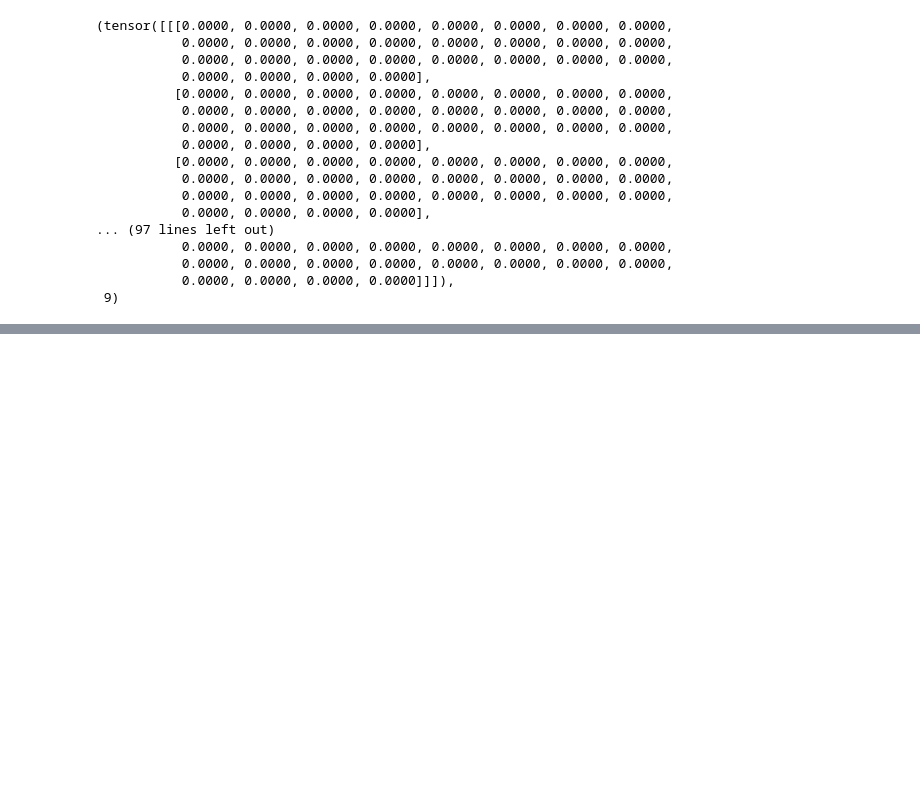
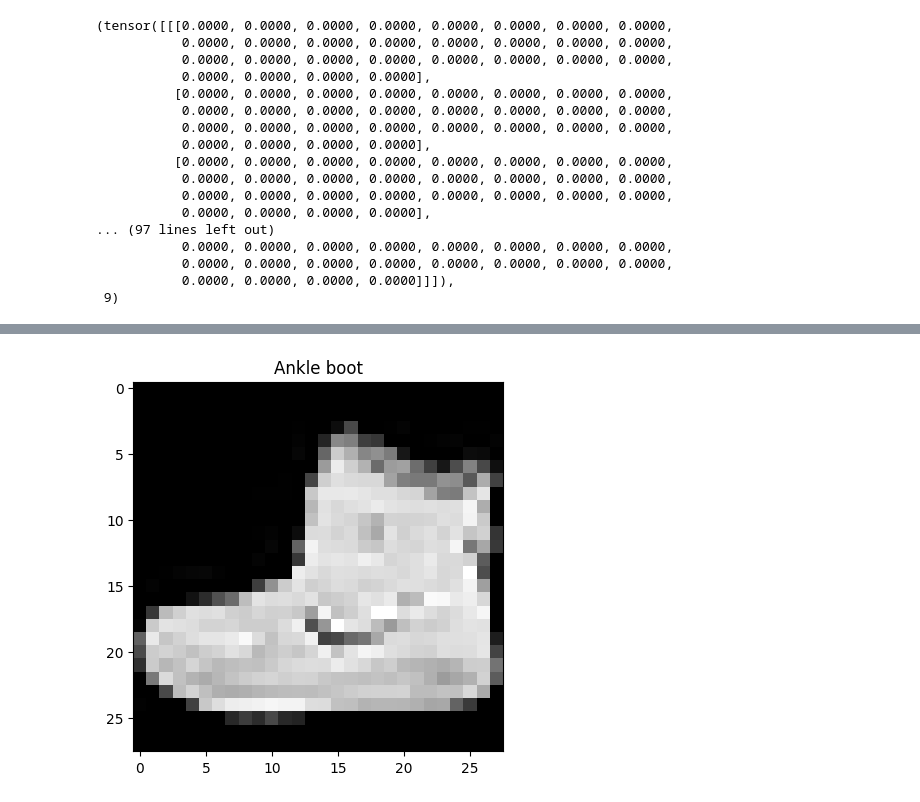
Before and after one commit to rpatel0022/ComputerVision, a Jupyter notebook: Computer_Vision.ipynb, the cells around one changed output, grey strips where cells are left out. Cells and saved outputs as stored; diff of their text form; code cells hidden in the pictures; blank space fills up the shorter version.

```diff
--- a/Computer_Vision.ipynb
+++ b/Computer_Vision.ipynb
@@ -56,0 +61,3 @@ image, label
+# %%
+class_names = train_data.classes
+class_names
@@ -56,0 +85,5 @@ image, label
+# %%
+plt.imshow(image.squeeze(), cmap="gray")
+plt.title(class_names[label]);
+# %% [output]
+[figure, added]
```
Also changed, not shown: parts of 45 cells of this notebook.
